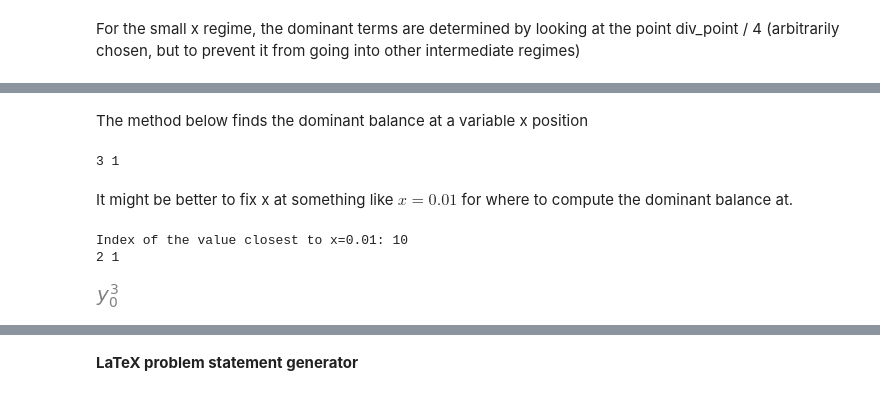
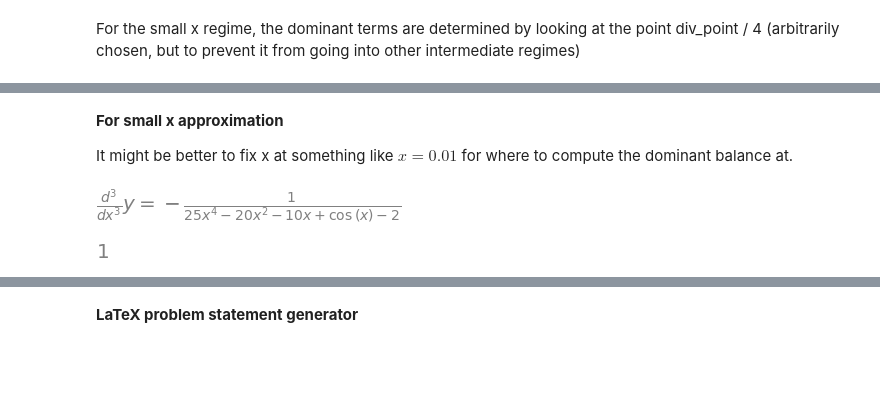
Before and after one commit to kayliehausknecht/AM201-Dataset, a Jupyter notebook: Code/new_ODE_solver.ipynb, the cells around one changed output, grey strips where cells are left out. Drawn from its saved outputs; the diff is of its cells as text; code cells hidden in the pictures; blank space fills up the shorter version.

Commit message:
Added small x approximation

```diff
--- a/Code/new_ODE_solver.ipynb
+++ b/Code/new_ODE_solver.ipynb
@@ -656,50 +676,32 @@ index
 # %%
 import heapq
-# %% [markdown]
-The method below finds the dominant balance at a variable x position
-# %%
-endpoint_values = []
-for i in range(len(list_of_terms)):
-    endpoint_values.append(abs(list_of_terms[i])[round(index/8)]) # adding the points to do dominant balance at
-
-largest = heapq.nlargest(2, endpoint_values)
-
-# get the indices of the two largest elements
-index1 = endpoint_values.index(largest[0])
-index2 = endpoint_values.index(largest[1])
-
-print(index1+1, index2+1) # these are the dominant terms
-# %% [output]
-3 1
 # %% [markdown]
+**For small x approximation**
+
 It might be better to fix x at something like $x=0.01$ for where to compute the dominant balance at.
-# %%
-solution_with_y3.t
-
-# Target value
-target_x = 0.1
-
-# Find the index of the value closest to target_x
-index_closest = np.argmin(np.abs(x_values - target_x))
-
-# index_closest is the index of the closest value
-print("Index of the value closest to x=0.01:", index_closest)
-
-endpoint_values = []
-for i in range(len(list_of_terms)):
-    endpoint_values.append(abs(list_of_terms[i])[index_closest]) # adding the points to do dominant balance at
-
-largest = heapq.nlargest(2, endpoint_values)
-
-# get the indices of the two largest elements
-index1 = endpoint_values.index(largest[0])
-index2 = endpoint_values.index(largest[1])
-
-print(index1+1, index2+1) # these are the dominant terms
-# %% [output]
-Index of the value closest to x=0.01: 10
-2 1
-# %%
-terms[index1]
-# %% [output]
-[figure, removed]
+# %%
+target_x = 0.1
+
+# Find the index of the value closest to target_x
+index_closest_small_x = np.argmin(np.abs(solution_with_y3.t - target_x))
+
+# Steps to find index of the largest term at the last x-value
+small_x_value = solution_with_y3.t[index_closest_small_x]
+evaluated_at_last_x = [abs(term[index_closest_small_x]) for term in list_of_terms]
+terms_with_index = [(i, value) for i, value in enumerate(evaluated_at_last_x)]
+terms_with_index.sort(key=lambda x: x[1], reverse=True)
+largest_terms_indices = [terms_with_index[0][0]]
+
+# Translate the largest term into its differential form
+largest_term_index = largest_terms_indices[0]
+largest_term_expression = new_terms[largest_term_index] if largest_term_index < len(new_terms) else None
+
+largest_term_differential = translate_to_differential(largest_term_expression) \
+if largest_term_expression is not None else None
+
+# Define an equation where the third derivative of y is equal to the largest term's differential
+y_triple_prime_equation = Eq(Derivative(y, x, x, x), largest_term_differential)
+
+y_triple_prime_equation
+# %% [output]
+[figure, added]
@@ -705,0 +710,4 @@ terms[index1]
+# %%
+largest_term_differential
+# %% [output]
+[figure, added]
```
Also changed, not shown: parts of 27 cells of this notebook.
